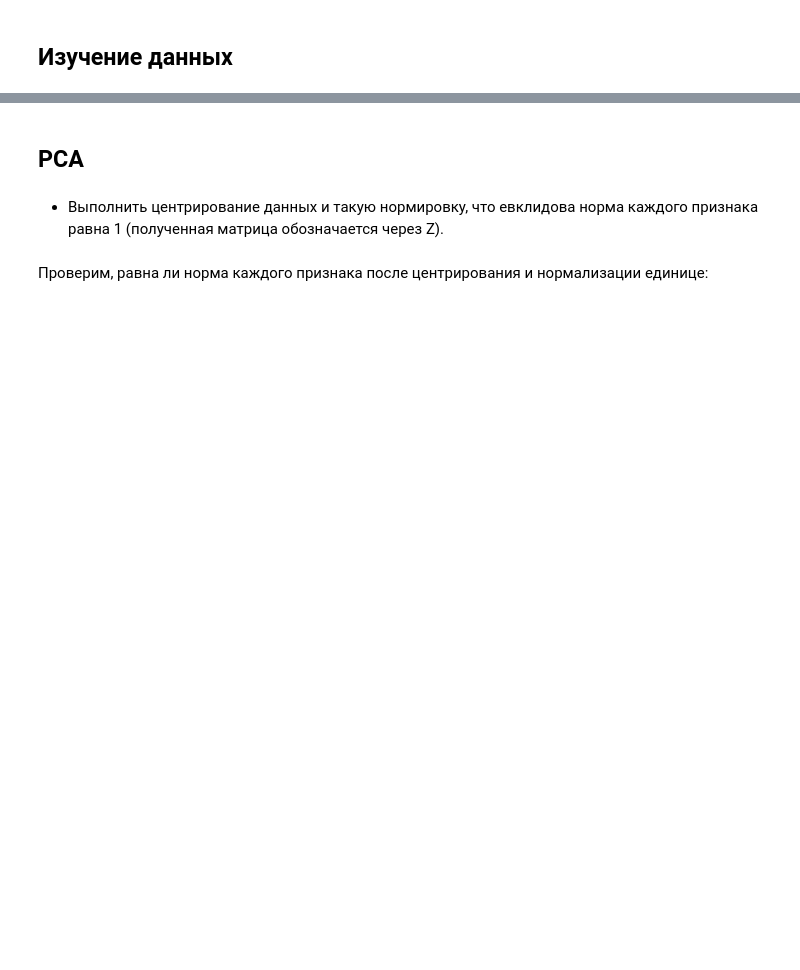
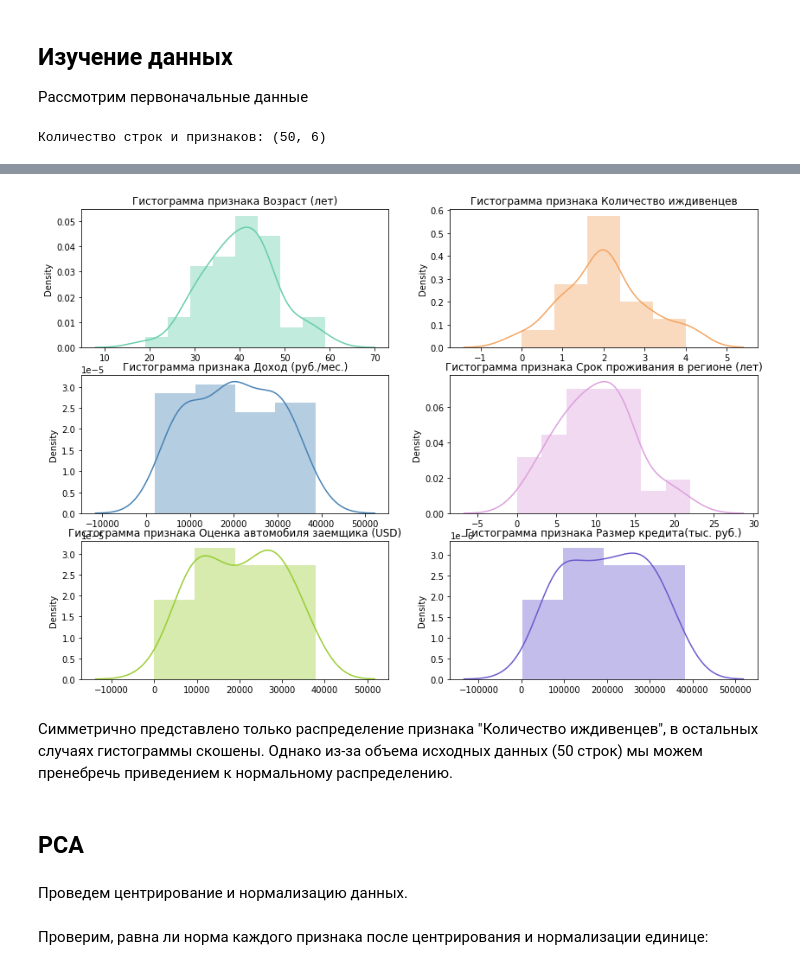
Before and after one commit to zozunin/classic-data-analysis-methods, a Jupyter notebook: DZ2_13.ipynb, the cells around one changed output, grey strips where cells are left out. Saved outputs shown, nothing was run; the diff lists cells and outputs as text; code cells hidden in the pictures; blank space fills up the shorter version.

```diff
--- a/DZ2_13.ipynb
+++ b/DZ2_13.ipynb
@@ -27,6 +30,12 @@ X.head(10)
 | 9 | 39 | 2 | 25900 | 9 | 26000 | ... |
 # %% [markdown]
 ## Изучение данных
+
+Рассмотрим первоначальные данные
+# %%
+print("Количество строк и признаков:", X.shape)
+# %% [output]
+Количество строк и признаков: (50, 6)
 # %%
 X.describe()
 # %% [output]
@@ -39,8 +48,23 @@ X.describe()
 | 50% | 40.000000 | 2.000000 | 19800.0000 | 10.000000 | 19500.00 | ... |
 | 75% | 45.000000 | 2.750000 | 28925.0000 | 13.000000 | 28750.00 | ... |
 | max | 59.000000 | 4.000000 | 38600.0000 | 22.000000 | 38000.00 | ... |
+# %%
+fig, axes = plt.subplots(3, 2, figsize=(14, 10))
+colors = ["mediumaquamarine", "sandybrown", "steelblue", "plum", "yellowgreen", "slateblue"]
+row, col = 0, 0
+for i in range (len(colors)):
+    ax = sns.distplot(ax = axes[row,col], a = X[X.columns[i]], color=colors[i])
+    ax.set(title = "Гистограмма признака {}".format(X.columns[i]), xlabel = None)
+    col += 1
+    if col == 2:
+        row += 1
+        col = 0
+# %% [output]
+[figure, added]
+# %% [markdown]
+Симметрично представлено только распределение признака "Количество иждивенцев", в остальных случаях гистограммы скошены. Однако из-за объема исходных данных (50 строк) мы можем пренебречь приведением к нормальному распределению.
 # %% [markdown]
 ## PCA
-# %% [markdown]
-- Выполнить центрирование данных и такую нормировку, что евклидова норма каждого признака равна 1 (полученная матрица обозначается через Z).
+# %% [markdown]
+Проведем центрирование и нормализацию данных.
 # %%
```
Also changed, not shown: parts of 24 cells of this notebook.
